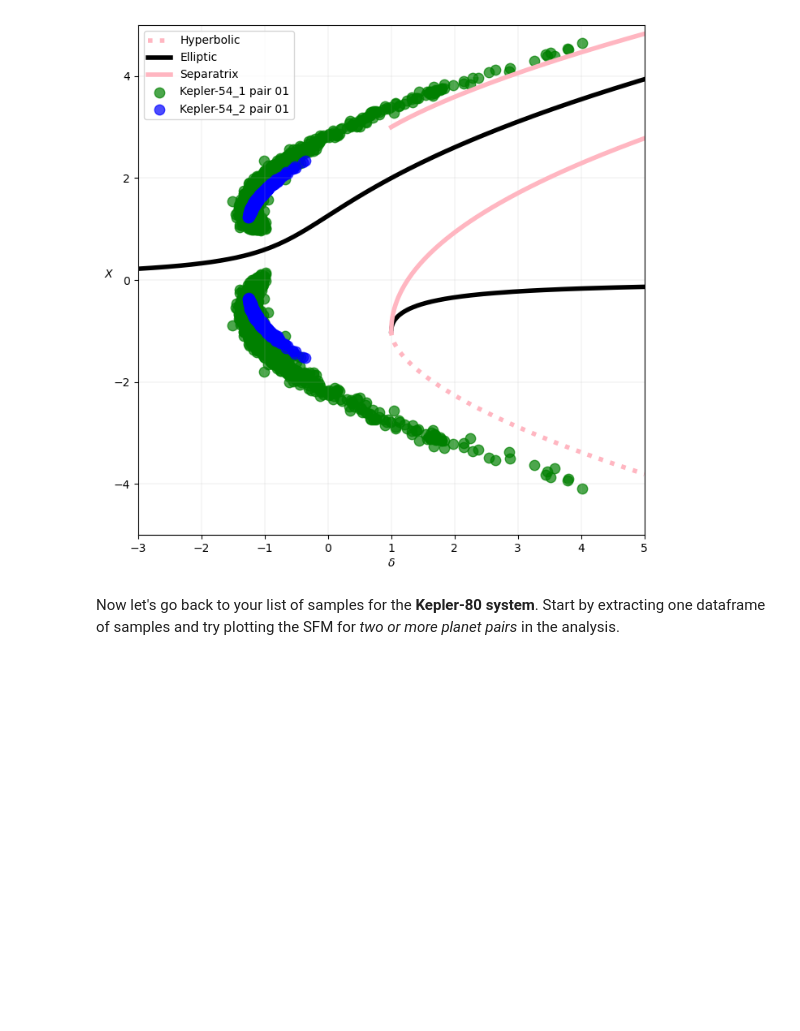
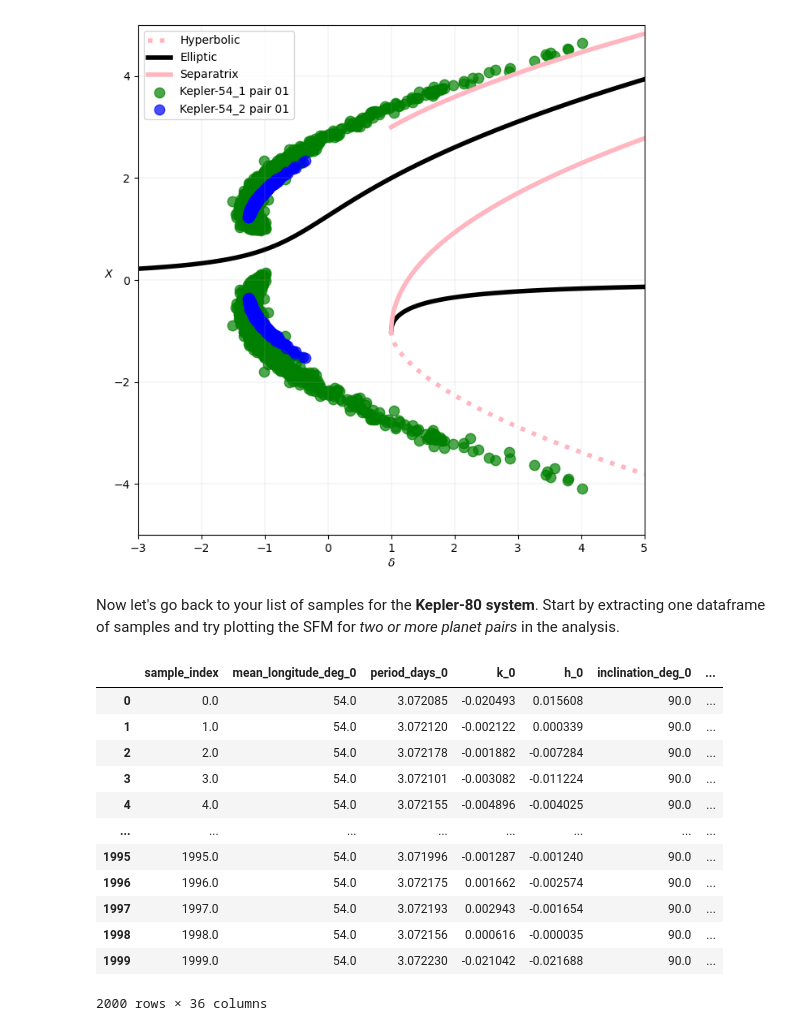
Before and after one commit to adleleu/resonantstate_nb, a Jupyter notebook: notebook_observations.ipynb, the cells around one changed output. Drawn from its saved outputs; the diff is of its cells as text; code cells hidden in the pictures; blank space fills up the shorter version.

```diff
--- a/notebook_observations.ipynb
+++ b/notebook_observations.ipynb
@@ -301 +323,18 @@ Now let's go back to your list of samples for the **Kepler-80 system**. Start by
+# %%
+samples_Kepl80 = df_list_Kepl80[0]['sample']
+samples_Kepl80
+# %% [output]
+|  | sample_index | mean_longitude_deg_0 | period_days_0 | k_0 | h_0 | inclination_deg_0 | ... |
+| 0 | 0.0 | 54.0 | 3.072085 | -0.020493 | 0.015608 | 90.0 | ... |
+| 1 | 1.0 | 54.0 | 3.072120 | -0.002122 | 0.000339 | 90.0 | ... |
+| 2 | 2.0 | 54.0 | 3.072178 | -0.001882 | -0.007284 | 90.0 | ... |
+| 3 | 3.0 | 54.0 | 3.072101 | -0.003082 | -0.011224 | 90.0 | ... |
+| 4 | 4.0 | 54.0 | 3.072155 | -0.004896 | -0.004025 | 90.0 | ... |
+| ... | ... | ... | ... | ... | ... | ... | ... |
+| 1995 | 1995.0 | 54.0 | 3.071996 | -0.001287 | -0.001240 | 90.0 | ... |
+| 1996 | 1996.0 | 54.0 | 3.072175 | 0.001662 | -0.002574 | 90.0 | ... |
+| 1997 | 1997.0 | 54.0 | 3.072193 | 0.002943 | -0.001654 | 90.0 | ... |
+| 1998 | 1998.0 | 54.0 | 3.072156 | 0.000616 | -0.000035 | 90.0 | ... |
+| 1999 | 1999.0 | 54.0 | 3.072230 | -0.021042 | -0.021688 | 90.0 | ... |
+2000 rows × 36 columns
 # %%
```
Also changed, not shown: parts of 8 cells of this notebook.
